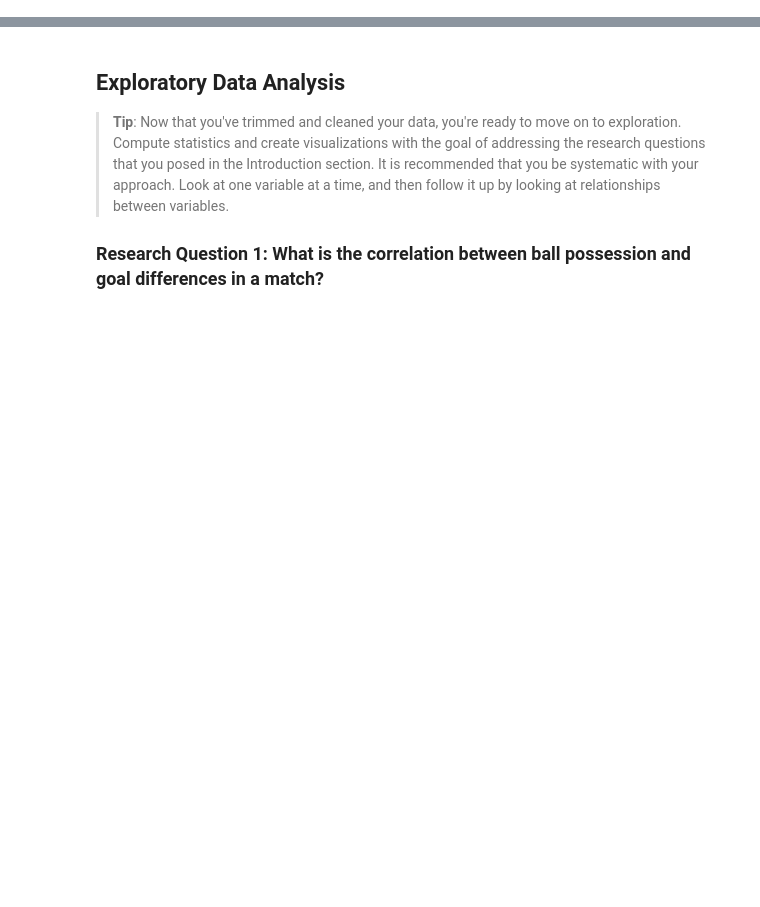
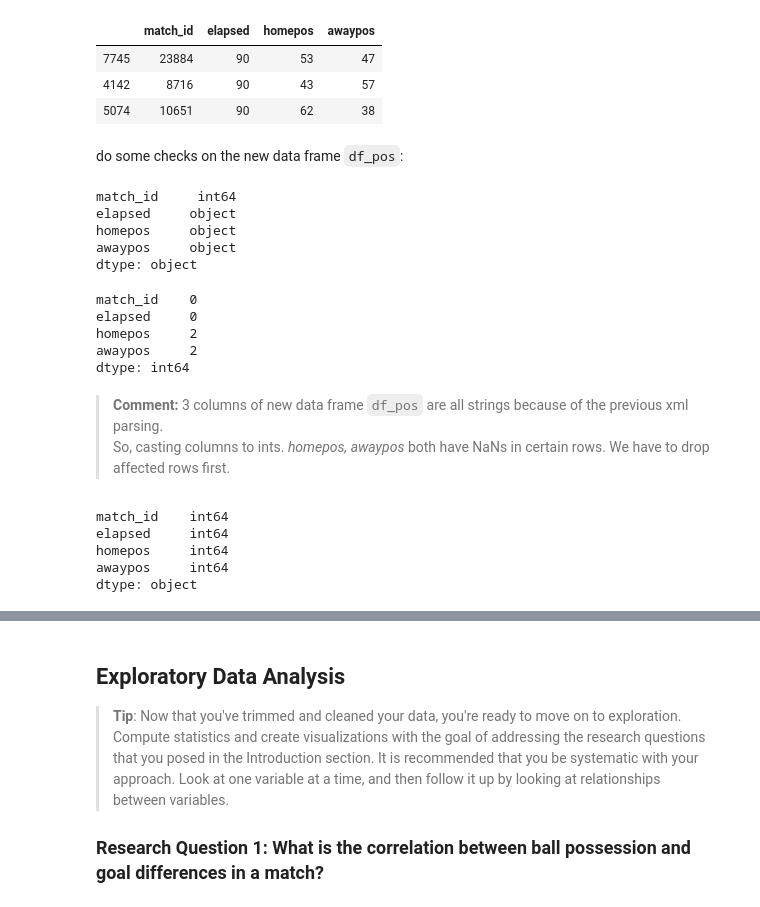
Before and after one commit to normannexo/jupyter_data_science, a Jupyter notebook: Soccer project.ipynb, the cells around one changed output, grey strips where cells are left out. Cells and saved outputs as stored; diff of their text form; code cells hidden in the pictures; blank space fills up the shorter version.

```diff
--- a/Soccer project.ipynb
+++ b/Soccer project.ipynb
@@ -146,12 +0,0 @@ These data frames are needed later for further analysis.
-# %%
-# parse xml data of column possession with helper funcion
-rows_pos = df_match.apply(lambda x : build_possession_row_from_xml(x['possession'], x['match_id']), axis=1)
-flattened_list = flatten(rows_pos.values.tolist())
-print(len(flattened_list))
-# build new data frame with possession data and show a few lines and data types
-df_pos = pd.DataFrame(flattened_list)
-print(df_pos.loc[:3])
-print(df_pos.dtypes)
-# show possible NaN values
-print(df_pos.isna().sum())
-df_pos.shape
@@ -226,0 +198,48 @@ result.groupby('player_name')
+# %%
+# parse xml data of column possession with helper funcion
+# use apply to extract the xml data and store result in rows_pos
+rows_pos = df_match_raw.apply(lambda x : build_possession_row_from_xml(x['possession'], x['match_id']), axis=1)
+# flatten the results and create new data frame df_pos
+df_pos = pd.DataFrame(flatten(rows_pos.values.tolist()))
+# dump samples
+df_pos.sample(3)
+# %% [output]
+|  | match_id | elapsed | homepos | awaypos |
+| 7745 | 23884 | 90 | 53 | 47 |
+| 4142 | 8716 | 90 | 43 | 57 |
+| 5074 | 10651 | 90 | 62 | 38 |
+# %% [markdown]
+do some checks on the new data frame `df_pos`:
+# %%
+df_pos.dtypes
+# %% [output]
+match_id     int64
+elapsed     object
+homepos     object
+awaypos     object
+dtype: object
+# %%
+df_pos.isna().sum()
+# %% [output]
+match_id    0
+elapsed     0
+homepos     2
+awaypos     2
+dtype: int64
+# %% [markdown]
+
+> **Comment:** 3 columns of new data frame `df_pos` are all strings because of the previous xml parsing.
+So, casting columns to ints. *homepos, awaypos* both have NaNs in certain rows. We have to drop affected rows first.
+# %%
+# get rid of rows with NaNs in homepos or awaypos
+df_pos.dropna(subset=['homepos','awaypos'], inplace=True)
+# set all columns to int64 and check with dtype
+df_pos = df_pos.astype('int64')
+# check result:
+df_pos.dtypes
+# %% [output]
+match_id    int64
+elapsed     int64
+homepos     int64
+awaypos     int64
+dtype: object
```
Also changed, not shown: parts of 37 cells of this notebook.
